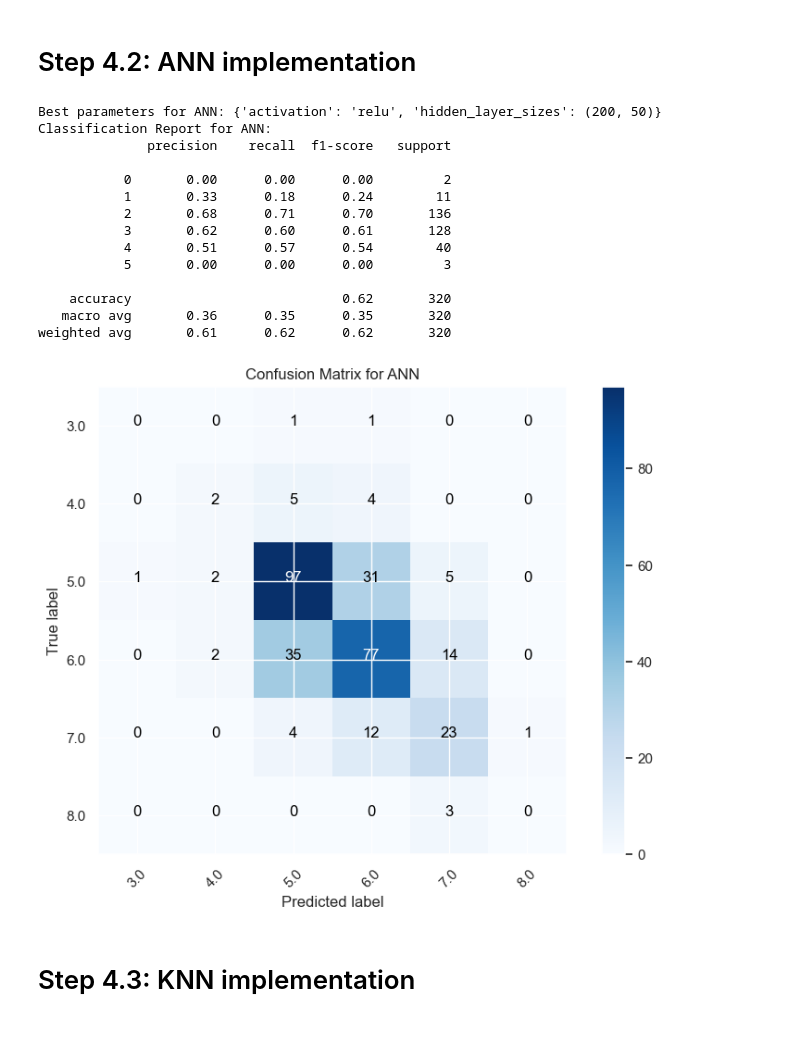
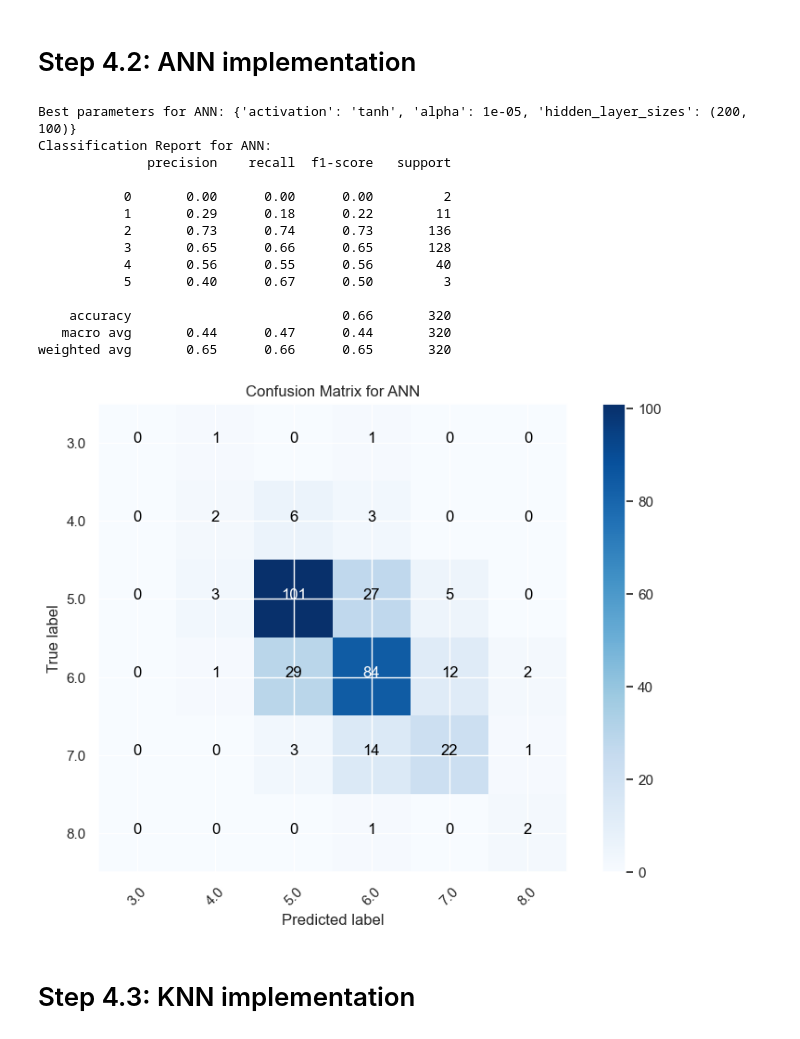
Before and after one commit to kananahmadov2001/Red-Wine-Quality-Classification, a Jupyter notebook: FP-wineQuality-withIGFeatureSelectionandKNNMinMax-Copy1.ipynb, the cells around one changed output. Saved outputs shown, nothing was run; the diff lists cells and outputs as text; code cells hidden in the pictures.

```diff
--- a/FP-wineQuality-withIGFeatureSelectionandKNNMinMax-Copy1.ipynb
+++ b/FP-wineQuality-withIGFeatureSelectionandKNNMinMax-Copy1.ipynb
@@ -242,37 +246,38 @@ weighted avg       0.59      0.61      0.58       320
 # Step 4.2: ANN implementation
 # %%
 parameters = {'activation':('identity', 'logistic', 'tanh', 'relu'),
-              'hidden_layer_sizes' :[(50,), (100,), (200,), (100, 50), (200, 100), (200,50)]}
+              'hidden_layer_sizes' :[(50,), (100,), (200,), (100, 50), (200, 100), (200,50)],
+              'alpha' : [0.00001, 0.0001, 0.01, 1] }
 mlp = MLPClassifier(max_iter = 800)
 ann = GridSearchCV(mlp, parameters, return_train_score=True, scoring = 'f1_micro')
 ann.fit(X_train_s,y_train)
 y_pred_ann = ann.predict(X_test_s)
 
 print("Best parameters for ANN:", ann.best_params_)
 
 # Classification Report for ANN
 print("Classification Report for ANN:")
 print(classification_report(y_test, y_pred_ann, zero_division=0))
 
 # Confusion Matrix for ANN
 conf_matrix_ann = confusion_matrix(y_test, y_pred_ann)
 plot_confusion_matrix(conf_matrix_ann, classes=[str(c) for c in label_encoder.classes_], title="Confusion Matrix for ANN")
 # %% [output]
-Best parameters for ANN: {'activation': 'relu', 'hidden_layer_sizes': (200, 50)}
+Best parameters for ANN: {'activation': 'tanh', 'alpha': 1e-05, 'hidden_layer_sizes': (200, 100)}
 Classification Report for ANN:
               precision    recall  f1-score   support
 
            0       0.00      0.00      0.00         2
-           1       0.33      0.18      0.24        11
-           2       0.68      0.71      0.70       136
-           3       0.62      0.60      0.61       128
-           4       0.51      0.57      0.54        40
-           5       0.00      0.00      0.00         3
+           1       0.29      0.18      0.22        11
+           2       0.73      0.74      0.73       136
+           3       0.65      0.66      0.65       128
+           4       0.56      0.55      0.56        40
+           5       0.40      0.67      0.50         3
 
-    accuracy                           0.62       320
-   macro avg       0.36      0.35      0.35       320
-weighted avg       0.61      0.62      0.62       320
+    accuracy                           0.66       320
+   macro avg       0.44      0.47      0.44       320
+weighted avg       0.65      0.66      0.65       320
-[figure, old version]
+[figure, new version]
 # %% [markdown]
 # Step 4.3: KNN implementation
 # %%
```
Also changed, not shown: parts of 2 cells of this notebook.
